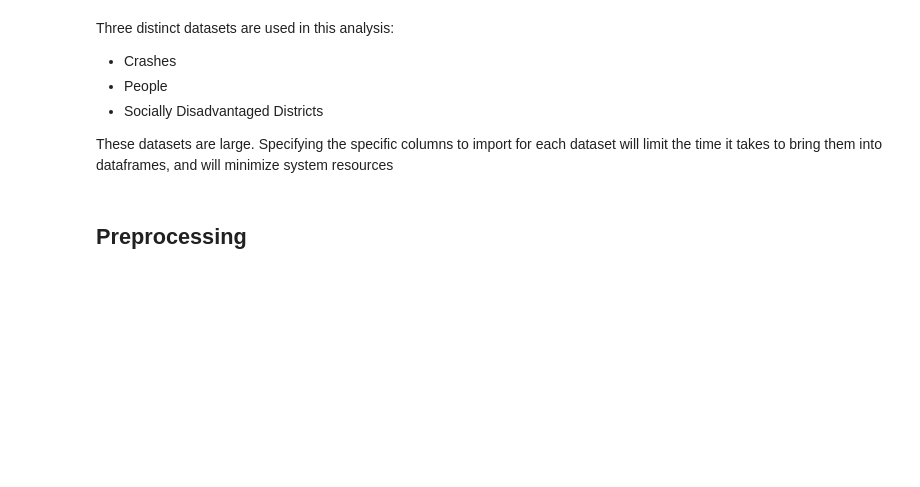
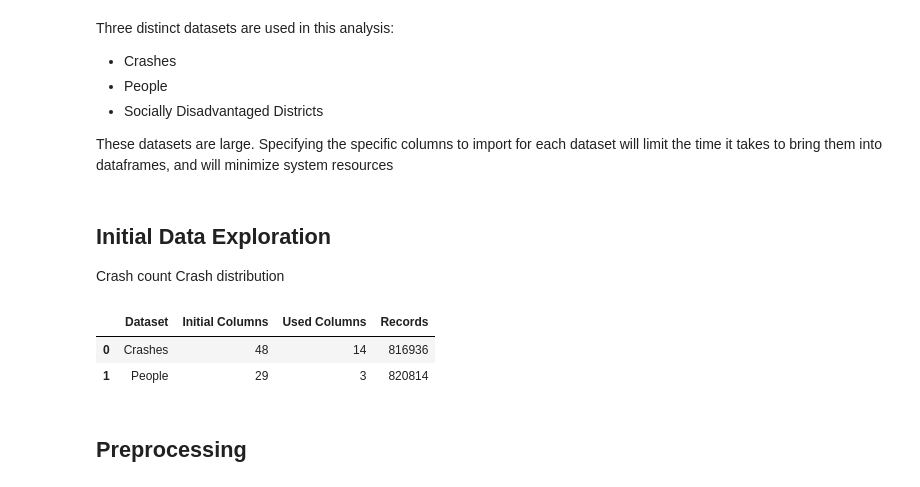
Before and after one commit to karisteph/Chicago_Car_Crashes_Analysis, a Jupyter notebook: Chicago_Car_Crashes_Analysis.ipynb, the cells around one changed output. Drawn from its saved outputs; the diff is of its cells as text; code cells hidden in the pictures; blank space fills up the shorter version.

```diff
--- a/Chicago_Car_Crashes_Analysis.ipynb
+++ b/Chicago_Car_Crashes_Analysis.ipynb
@@ -43,6 +45,22 @@ people_df = pd.read_csv('Data/Traffic_Crashes_-_People_20240412.csv', usecols=pe
 # %%
 # Load the SHP file into a GeoDataFrame
 districts_gdf = gpd.read_file('Data\SD_geo.shp')
+# %% [markdown]
+## Initial Data Exploration
+Crash count
+Crash distribution
+# %%
+crashes_col_total = len(pd.read_csv('Data/Traffic_Crashes_-_Crashes_20240412.csv', nrows=0).columns)
+people_col_total = len(pd.read_csv('Data/Traffic_Crashes_-_People_20240412.csv', nrows=0).columns)
+pd.DataFrame({'Dataset':('Crashes','People'),
+              'Initial Columns':(crashes_col_total, people_col_total),
+              'Used Columns':(len(crashes_df.columns),len(people_df.columns)),
+              'Records':(len(crashes_df.index),len(people_df.index))
+             })
+# %% [output]
+|  | Dataset | Initial Columns | Used Columns | Records |
+| 0 | Crashes | 48 | 14 | 816936 |
+| 1 | People | 29 | 3 | 820814 |
 # %% [markdown]
 ## Preprocessing
 # %% [markdown]
```
Also changed, not shown: parts of 16 cells of this notebook.
